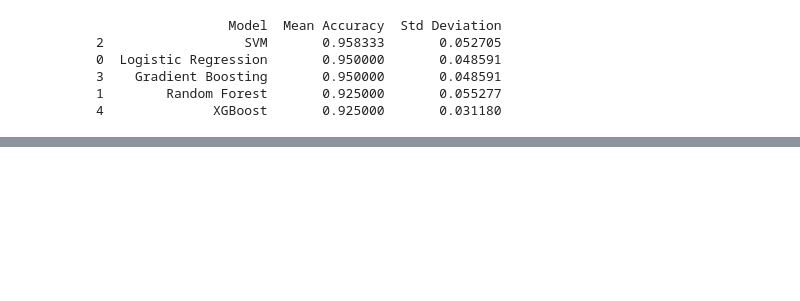
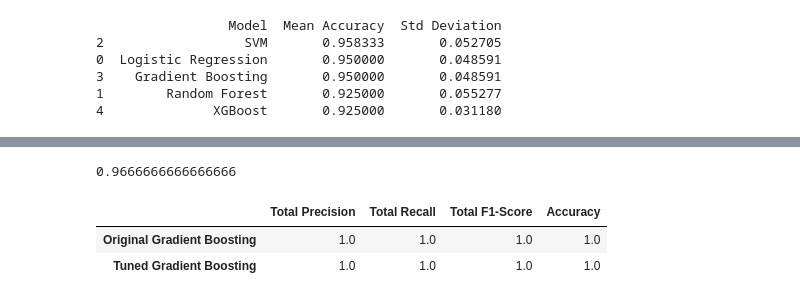
Before and after one commit to Georginahnjeri/Customer-churn-, a Jupyter notebook: Customerchurn.ipynb, the cells around one changed output, grey strips where cells are left out. Cells and saved outputs as stored; diff of their text form; code cells hidden in the pictures; blank space fills up the shorter version.

```diff
--- a/Customerchurn.ipynb
+++ b/Customerchurn.ipynb
@@ -1182,0 +1338,4 @@ print(results_df)
+# %%
+best_score
+# %% [output]
+0.9666666666666666
@@ -1182,0 +1351,44 @@ print(results_df)
+# %%
+from sklearn.metrics import classification_report
+
+
+# Calculate the classification report
+report = classification_report(y_test, random_search_gb_pred, output_dict=True)
+report_2 = classification_report(y_test, original_gb_model, output_dict=True)
+
+# Extract precision, recall, f1-score, and accuracy metrics for both classes
+
+precision = ((report['1']['precision'] + report['0']['precision'])) / 2
+recall = ((report['1']['recall'] + report['0']['recall'])) / 2
+f1 = ((report['1']['f1-score'] + report['0']['f1-score'])) / 2
+
+precision2 = ((report_2['1']['precision'] + report_2['0']['precision'])) / 2
+recall2 = ((report_2['1']['recall'] + report_2['0']['recall'])) / 2
+f12 = ((report_2['1']['f1-score'] + report_2['0']['f1-score'])) / 2
+
+# Create dictionaries for metrics
+metrics_random_forest = {
+    'Total Precision': precision,
+    'Total Recall': recall,
+    'Total F1-Score': f1,
+    'Accuracy': report['accuracy']
+}
+
+metrics_original = {
+    'Total Precision': precision2,
+    'Total Recall': recall2,
+    'Total F1-Score': f12,
+    'Accuracy': report_2['accuracy']
+}
+# Create DataFrames from the metrics dictionaries
+metrics_df_gb = pd.DataFrame(metrics_random_forest, index=['Tuned Gradient Boosting'])
+metrics_df_original = pd.DataFrame(metrics_original, index=['Original Gradient Boosting'])
+
+# Concatenate the DataFrames vertically to combine the metrics
+combined_metrics_df = pd.concat([metrics_df_original, metrics_df_gb])
+
+combined_metrics_df
+# %% [output]
+|  | Total Precision | Total Recall | Total F1-Score | Accuracy |
+| Original Gradient Boosting | 1.0 | 1.0 | 1.0 | 1.0 |
+| Tuned Gradient Boosting | 1.0 | 1.0 | 1.0 | 1.0 |
```
Also changed, not shown: parts of 28 cells of this notebook.
